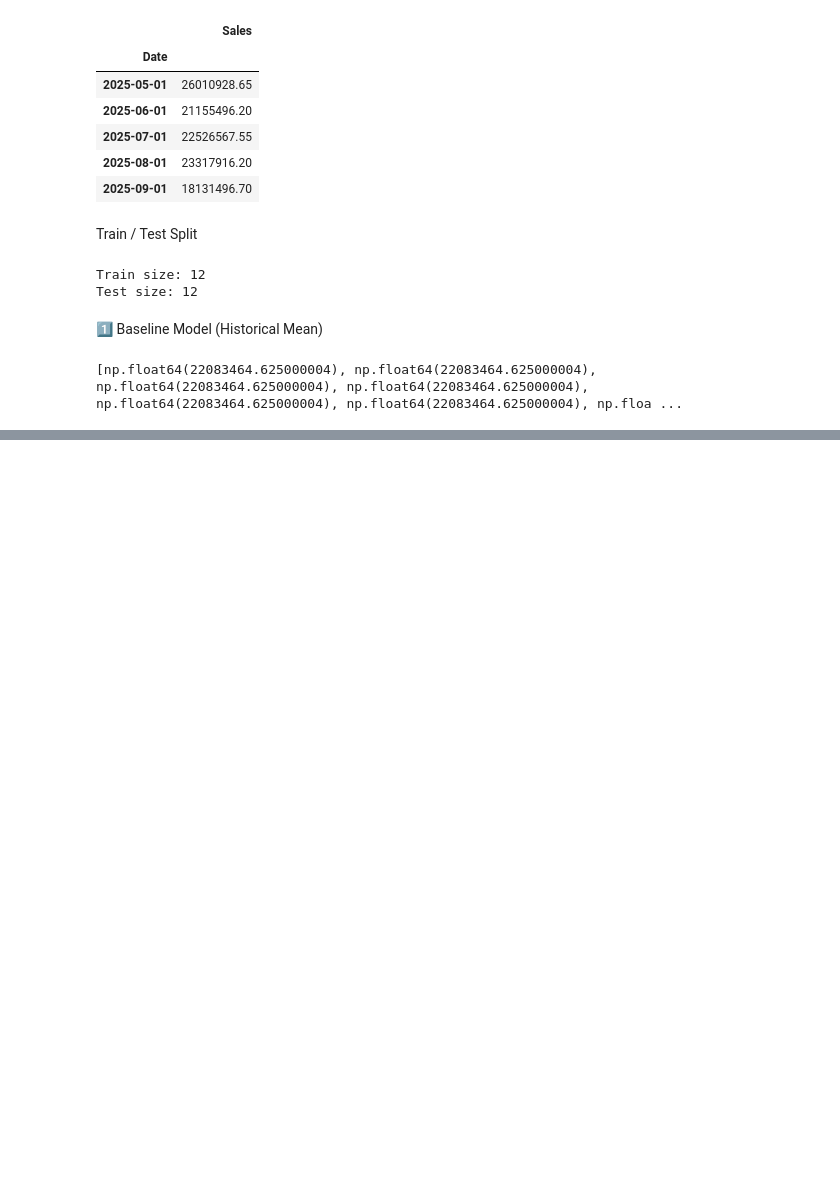
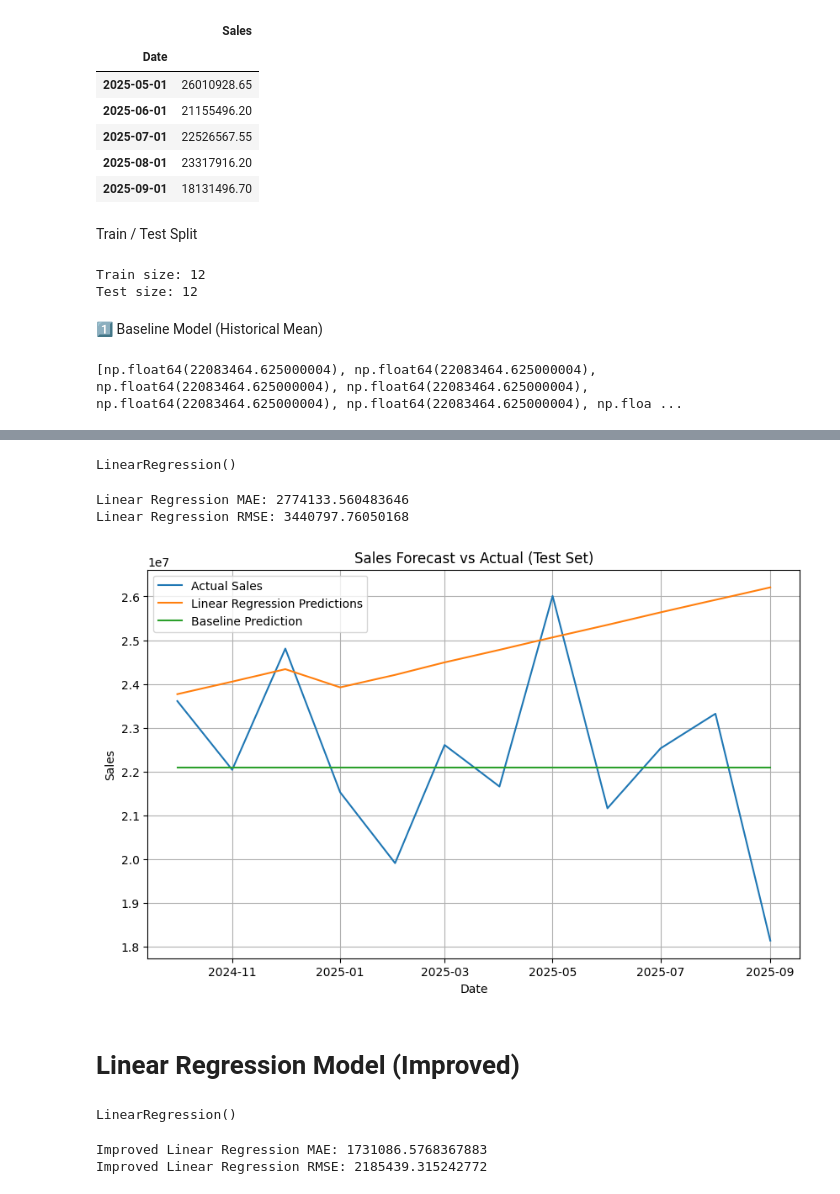
Before and after one commit to VocaDev/Data-Engineering-Internship-Project, a Jupyter notebook: MLmodel.ipynb, the cells around one changed output, grey strips where cells are left out. Cells and saved outputs as stored; diff of their text form; code cells hidden in the pictures; blank space fills up the shorter version.

Commit message:
Completed deh Linear Regression Model

```diff
--- a/MLmodel.ipynb
+++ b/MLmodel.ipynb
@@ -172,0 +197,54 @@ print(baseline_pred)
+# %%
+train['Month'] = train.index.month
+train['Year'] = train.index.year
+
+test['Month'] = test.index.month
+test['Year'] = test.index.year
+# %%
+X_train = train[['Year', 'Month']]
+y_train = train['Sales']
+
+X_test = test[['Year', 'Month']]
+y_test = test['Sales']
+# %%
+from sklearn.linear_model import LinearRegression
+
+lr_model = LinearRegression()
+lr_model.fit(X_train, y_train)
+# %% [output]
+LinearRegression()
+# %%
+lr_pred = lr_model.predict(X_test)
+# %%
+from sklearn.metrics import mean_absolute_error, mean_squared_error
+
+lr_mae = mean_absolute_error(y_test, lr_pred)
+lr_rmse = np.sqrt(mean_squared_error(y_test, lr_pred))
+
+print("Linear Regression MAE:", lr_mae)
+print("Linear Regression RMSE:", lr_rmse)
+# %% [output]
+Linear Regression MAE: 2774133.560483646
+Linear Regression RMSE: 3440797.76050168
+# %%
+
+
+plt.figure(figsize=(10,6))
+
+plt.plot(test.index, y_test, label='Actual Sales')
+
+plt.plot(test.index, lr_pred, label='Linear Regression Predictions')
+
+plt.plot(test.index, baseline_pred, label='Baseline Prediction')
+
+plt.title("Sales Forecast vs Actual (Test Set)")
+plt.xlabel("Date")
+plt.ylabel("Sales")
+plt.legend()
+plt.grid(True)
+
+plt.show()
+# %% [output]
+[figure, added]
+# %% [markdown]
+# Linear Regression Model (Improved)
@@ -172,0 +272,10 @@ print(baseline_pred)
+# %%
+X_train = train[['Year', 'Month_sin', 'Month_cos', 'Lag1', 'Lag2']]
+y_train = train['Sales']
+
+from sklearn.linear_model import LinearRegression
+
+model_improved = LinearRegression()
+model_improved.fit(X_train, y_train)
+# %% [output]
+LinearRegression()
@@ -172,0 +294,12 @@ print(baseline_pred)
+# %%
+from sklearn.metrics import mean_absolute_error, mean_squared_error
+import numpy as np
+
+improved_mae = mean_absolute_error(test['Sales'], predictions)
+improved_rmse = np.sqrt(mean_squared_error(test['Sales'], predictions))
+
+print("Improved Linear Regression MAE:", improved_mae)
+print("Improved Linear Regression RMSE:", improved_rmse)
+# %% [output]
+Improved Linear Regression MAE: 1731086.5768367883
+Improved Linear Regression RMSE: 2185439.315242772
```
Also changed, not shown: parts of 13 cells of this notebook.
